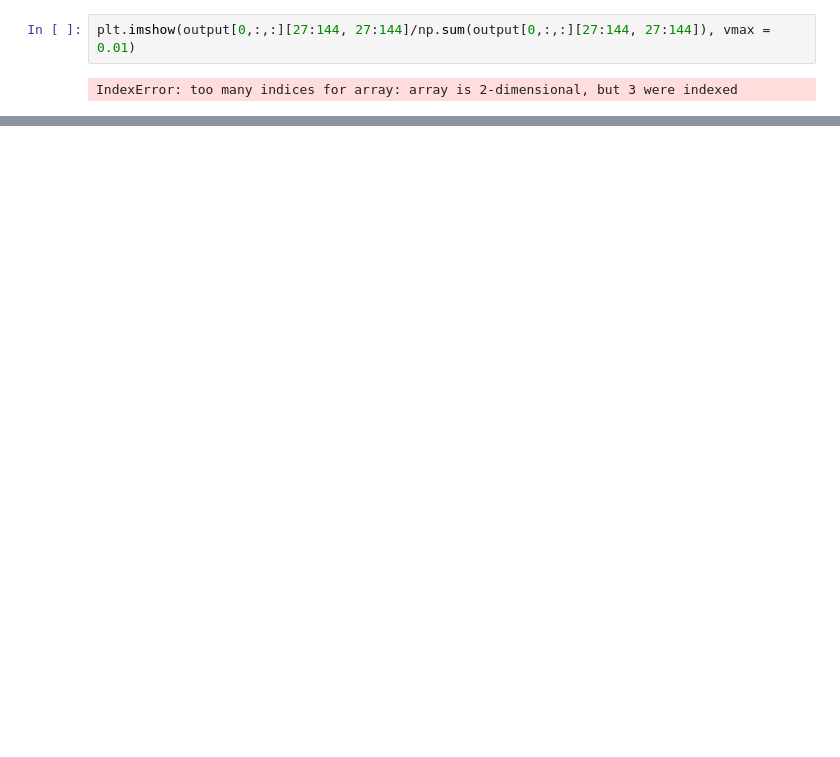
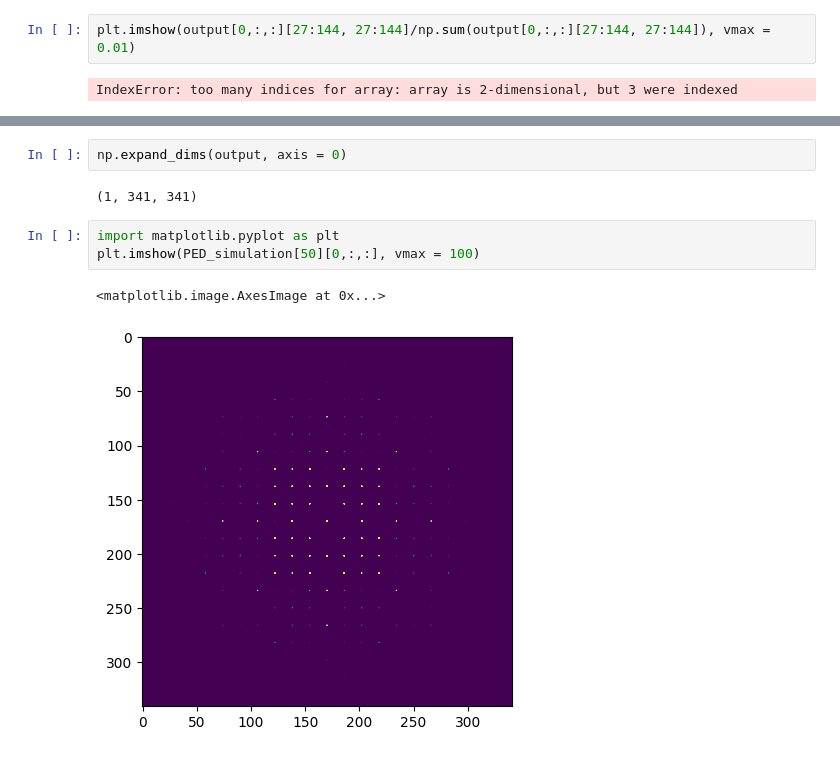
Before and after one commit to tiarnan-doherty/py_multislice-1, a Jupyter notebook: Demos/CBED.ipynb, the cells around one changed output, grey strips where cells are left out. Drawn from its saved outputs; the diff is of its cells as text; blank space fills up the shorter version.

```diff
--- a/Demos/CBED.ipynb
+++ b/Demos/CBED.ipynb
@@ -101,0 +451,10 @@ IndexError: too many indices for array: array is 2-dimensional, but 3 were index
+# %%
+np.expand_dims(output, axis = 0)
+# %% [output]
+(1, 341, 341)
+# %%
+import matplotlib.pyplot as plt
+plt.imshow(PED_simulation[50][0,:,:], vmax = 100)
+# %% [output]
+<matplotlib.image.AxesImage at 0x...>
+[figure, added]
```
Also changed, not shown: parts of 23 cells of this notebook, 2 other files.
